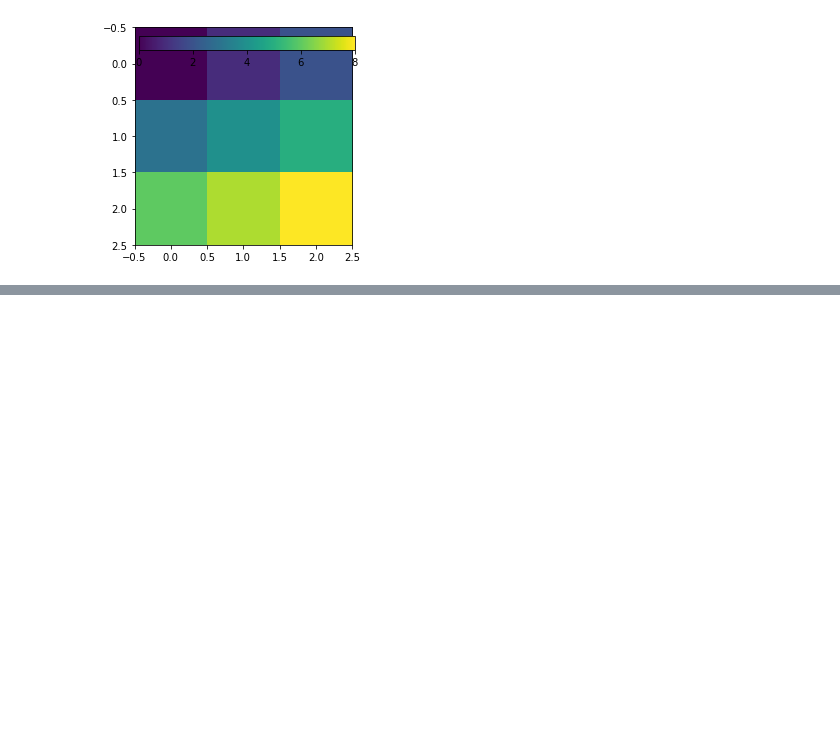
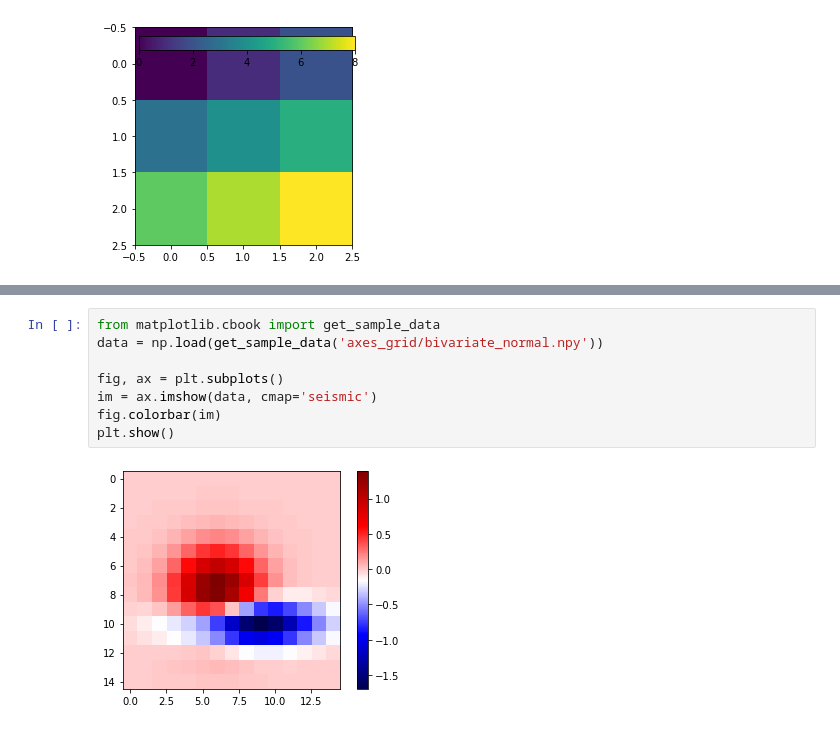
Before and after one commit to HishamAbbassy/PythonTutorial, a Jupyter notebook: Lec5_Matplotlib.ipynb, the cells around one changed output, grey strips where cells are left out. Cells and saved outputs as stored; diff of their text form; blank space fills up the shorter version.

```diff
--- a/Lec5_Matplotlib.ipynb
+++ b/Lec5_Matplotlib.ipynb
@@ -290,0 +304,10 @@ plt.show
+# %%
+from matplotlib.cbook import get_sample_data
+data = np.load(get_sample_data('axes_grid/bivariate_normal.npy'))
+
+fig, ax = plt.subplots()
+im = ax.imshow(data, cmap='seismic')
+fig.colorbar(im)
+plt.show()
+# %% [output]
+[figure, added]
```
Also changed, not shown: parts of 50 cells of this notebook.
